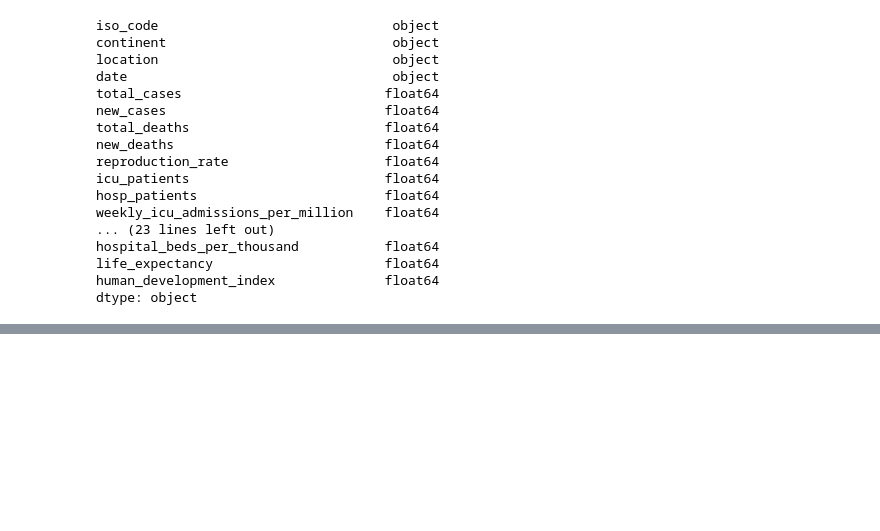
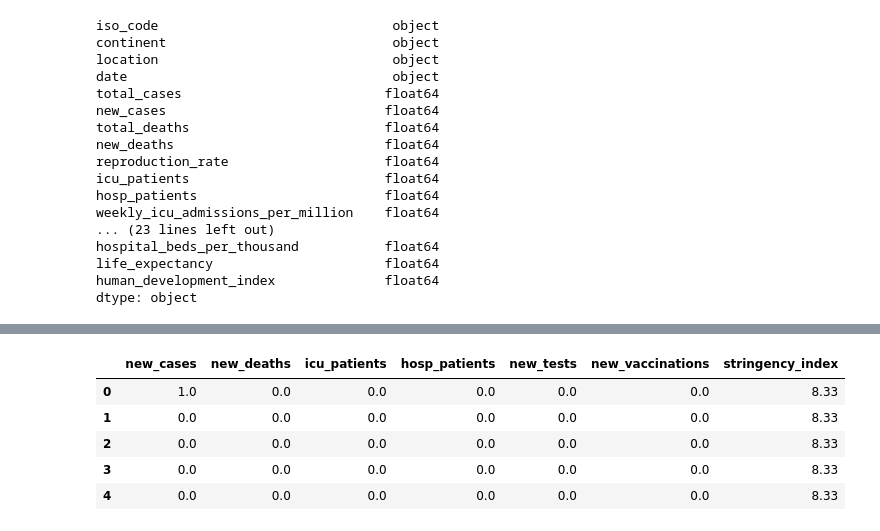
Before and after one commit to chris-inalsingh/Covid19_ML, a Jupyter notebook: Covid_Data/GDP_Data.ipynb, the cells around one changed output, grey strips where cells are left out. Saved outputs shown, nothing was run; the diff lists cells and outputs as text; code cells hidden in the pictures; blank space fills up the shorter version.

```diff
--- a/Covid_Data/GDP_Data.ipynb
+++ b/Covid_Data/GDP_Data.ipynb
@@ -114,0 +137,9 @@ dtype: object
+# %%
+X.head()
+# %% [output]
+|  | new_cases | new_deaths | icu_patients | hosp_patients | new_tests | new_vaccinations | stringency_index |
+| 0 | 1.0 | 0.0 | 0.0 | 0.0 | 0.0 | 0.0 | 8.33 |
+| 1 | 0.0 | 0.0 | 0.0 | 0.0 | 0.0 | 0.0 | 8.33 |
+| 2 | 0.0 | 0.0 | 0.0 | 0.0 | 0.0 | 0.0 | 8.33 |
+| 3 | 0.0 | 0.0 | 0.0 | 0.0 | 0.0 | 0.0 | 8.33 |
+| 4 | 0.0 | 0.0 | 0.0 | 0.0 | 0.0 | 0.0 | 8.33 |
```
Also changed, not shown: parts of 14 cells of this notebook, 1 other file.
